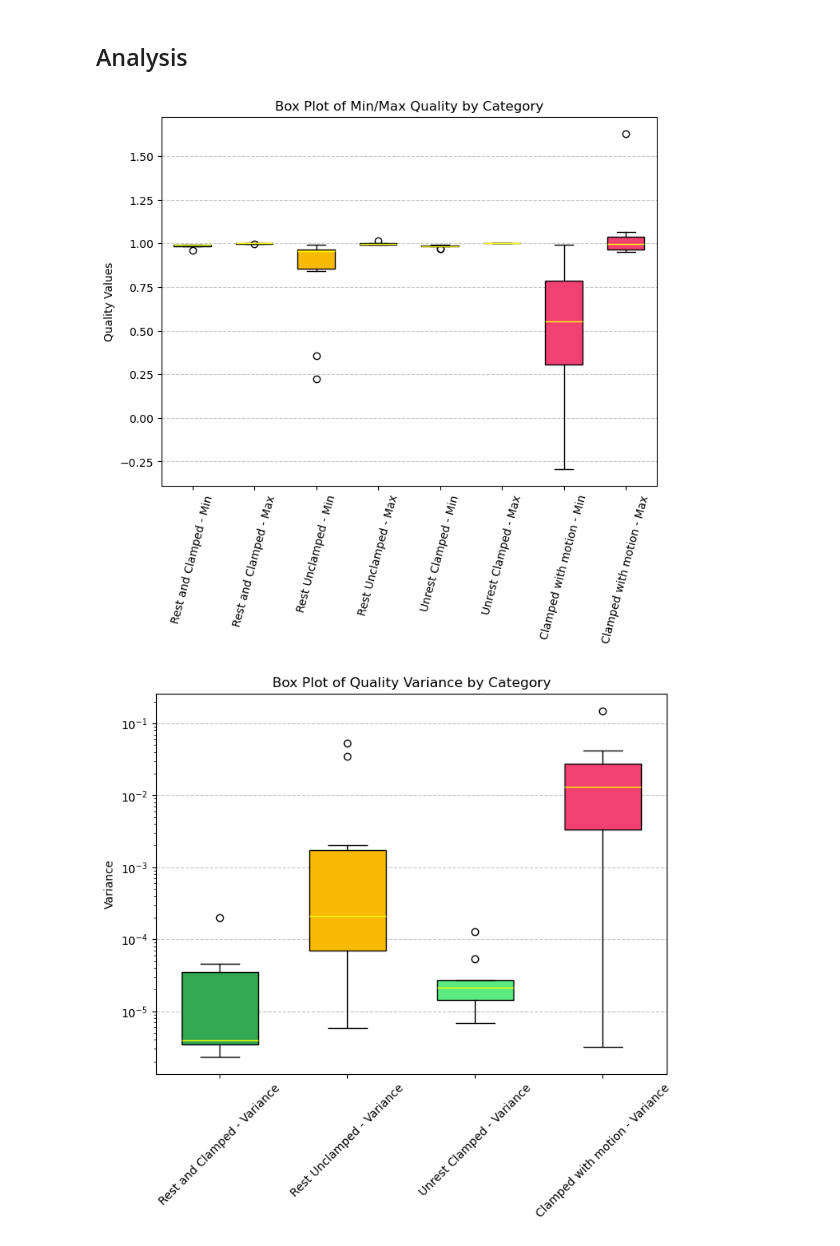
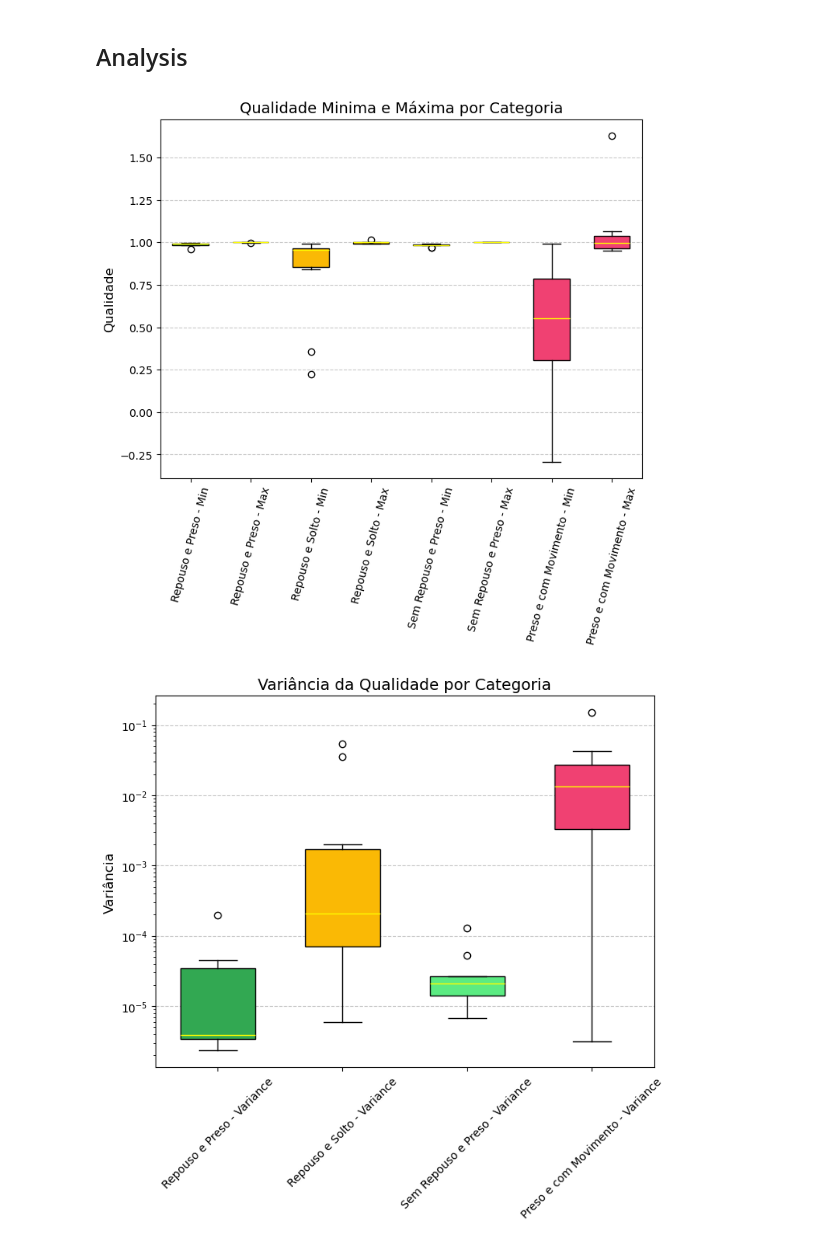
Before and after one commit to wgabrielweber/SmartBP_DataAnalysis, a Jupyter notebook: results.ipynb, the cells around one changed output. Saved outputs shown, nothing was run; the diff lists cells and outputs as text; code cells hidden in the pictures.

```diff
--- a/results.ipynb
+++ b/results.ipynb
@@ -305,8 +305,8 @@ def separate_quality_boxplots(df):
     ]
 
     box1 = plt.boxplot(quality_data, patch_artist=True, widths=0.6)
-    plt.title("Box Plot of Min/Max Quality")
-    plt.ylabel("Quality Values")
+    plt.title("Qualidades mínima e máxima")
+    plt.ylabel("Qualidade")
     plt.xticks(ticks=[1, 2, 3, 4], labels=quality_labels, rotation=15)
 
     # Set custom colors for median lines
@@ -323,15 +323,15 @@ def separate_quality_boxplots(df):
     # Second Figure: Quality Variance
     plt.figure(figsize=(6, 5))
 
-    variance_labels = ["IR Variance", "Red Variance"]
+    variance_labels = ["Variância IR", "Variância Red"]
     variance_data = [
         df["ir_quality_variance"].dropna(),
         df["red_quality_variance"].dropna()
     ]
 
     box2 = plt.boxplot(variance_data, patch_artist=True, widths=0.6)
-    plt.title("Box Plot of Quality Variance")
-    plt.ylabel("Variance")
+    plt.title("Variância da qualidade ")
+    plt.ylabel("Variância")
     plt.yscale("log")
     plt.xticks(ticks=[1, 2], labels=variance_labels, rotation=15)
 
@@ -633,15 +633,25 @@ def load_json(file_path):
 # Extract and process relevant measurements
 def extract_red_ir_data(data, key="1000 Hz - 8 samples"):
     filtered_data = []
-    valid_categories = ("Rest and Clamped", "Rest Unclamped", "Unrest Clamped", "Clamped with motion")
+
+    # Mapping for renaming categories
+    category_mapping = {
+        "Rest and Clamped": "Repouso e Preso",
+        "Rest Unclamped": "Repouso e Solto",
+        "Unrest Clamped": "Sem Repouso e Preso",
+        "Clamped with motion": "Preso e com Movimento"
+    }
+
+    valid_categories = set(category_mapping.keys())  # Use set for fast lookup
 
     if key in data:
         for measure_id, measure in data[key].items():
+            category = measure.get("category")
             if measure.get("category") in valid_categories:
                 ir_signal = np.array([int(x) for x in measure["IrSignal"].split(',')])
 
                 filtered_data.append({
-                    "category": measure.get("category"),
+                    "category": category_mapping[category],
                     "measure_id": measure_id,
                     "timestamp": measure["timestamp"],
                     "measure_time": measure["measureTime"],
@@ -747,8 +757,8 @@ def separate_quality_boxplots(df):
 
     box1 = plt.boxplot(quality_data, patch_artist=True, widths=0.6)
 
-    plt.title("Box Plot of Min/Max Quality by Category")
-    plt.ylabel("Quality Values")
+    plt.title("Qualidade Minima e Máxima por Categoria", fontsize=14)
+    plt.ylabel("Qualidade", fontsize=12)
     plt.xticks(ticks=range(1, len(quality_labels) + 1), labels=quality_labels, rotation=75)
 
     # Set custom colors for median lines
@@ -765,37 +775,37 @@ def separate_quality_boxplots(df):
     # Second Figure: Quality Variance (for all categories)
     plt.figure(figsize=(8, 6))
 
     variance_labels = []
     variance_data = []
 
     for category in unique_categories:
         df_subset = df[df["category"] == category]
         variance_labels.append(f"{category} - Variance")
         variance_data.append(df_subset["ir_quality_variance"].dropna())
 
     box2 = plt.boxplot(variance_data, patch_artist=True, widths=0.6)
 
-    plt.title("Box Plot of Quality Variance by Category")
-    plt.ylabel("Variance")
+    plt.title("Variância da Qualidade por Categoria", fontsize=14)
+    plt.ylabel("Variância", fontsize=12)
     plt.yscale("log")  # Log scale for better visualization
     plt.xticks(ticks=range(1, len(variance_labels) + 1), labels=variance_labels, rotation=45)
 
     # Set custom colors for median lines
     for median in box2["medians"]:
         median.set_color("yellow")
 
     # Set colors
     for patch, color in zip(box2["boxes"], colors_var * len(unique_categories)):  # Repeat colors
         patch.set_facecolor(color)
 
     plt.grid(axis="y", linestyle="--", alpha=0.7)
     plt.show()
 
 # Call function
 separate_quality_boxplots(df_quality_methods)
 # %% [output]
-[figure, old version]
+[figure, new version]
-[figure, old version]
+[figure, new version]
 # %%
 def plot_savgol_difference_by_category(df):
     # Get unique parameter settings
```
Also changed, not shown: parts of 9 cells of this notebook, 2 other files.
